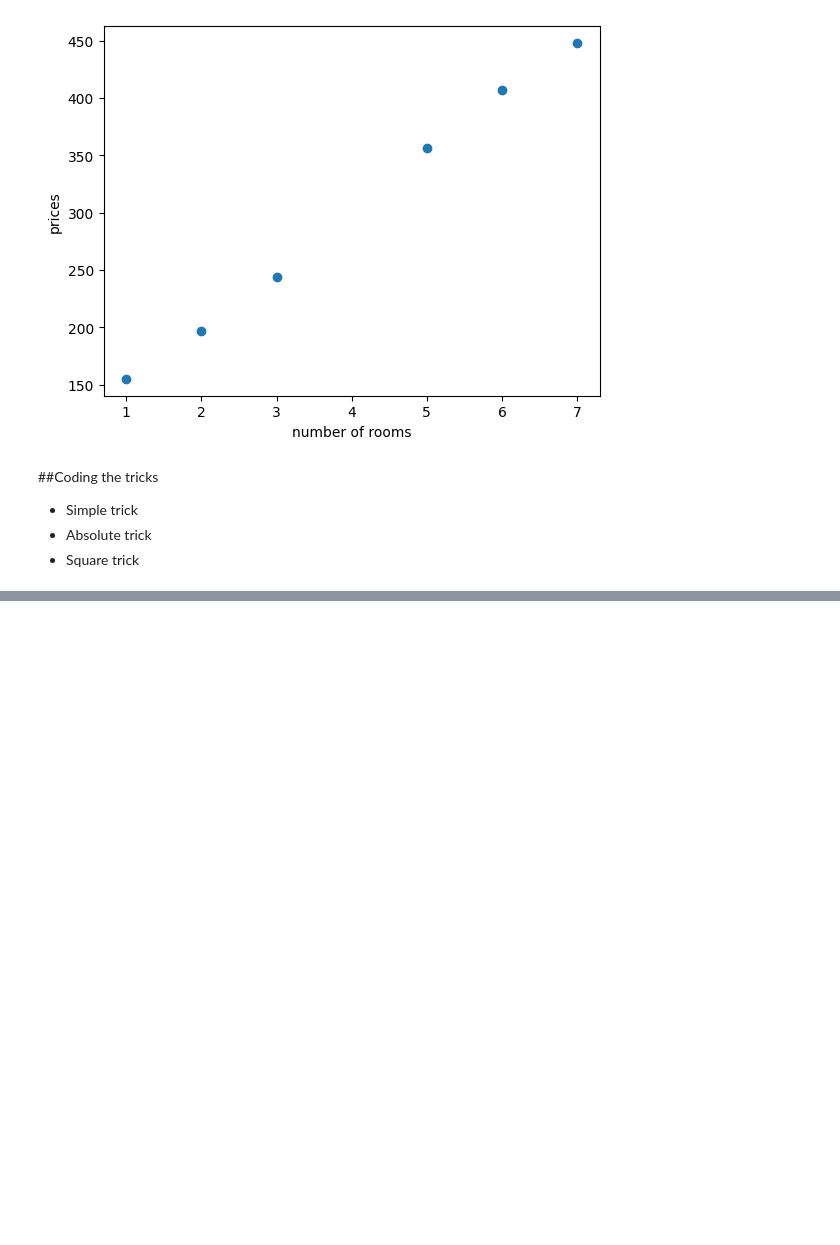
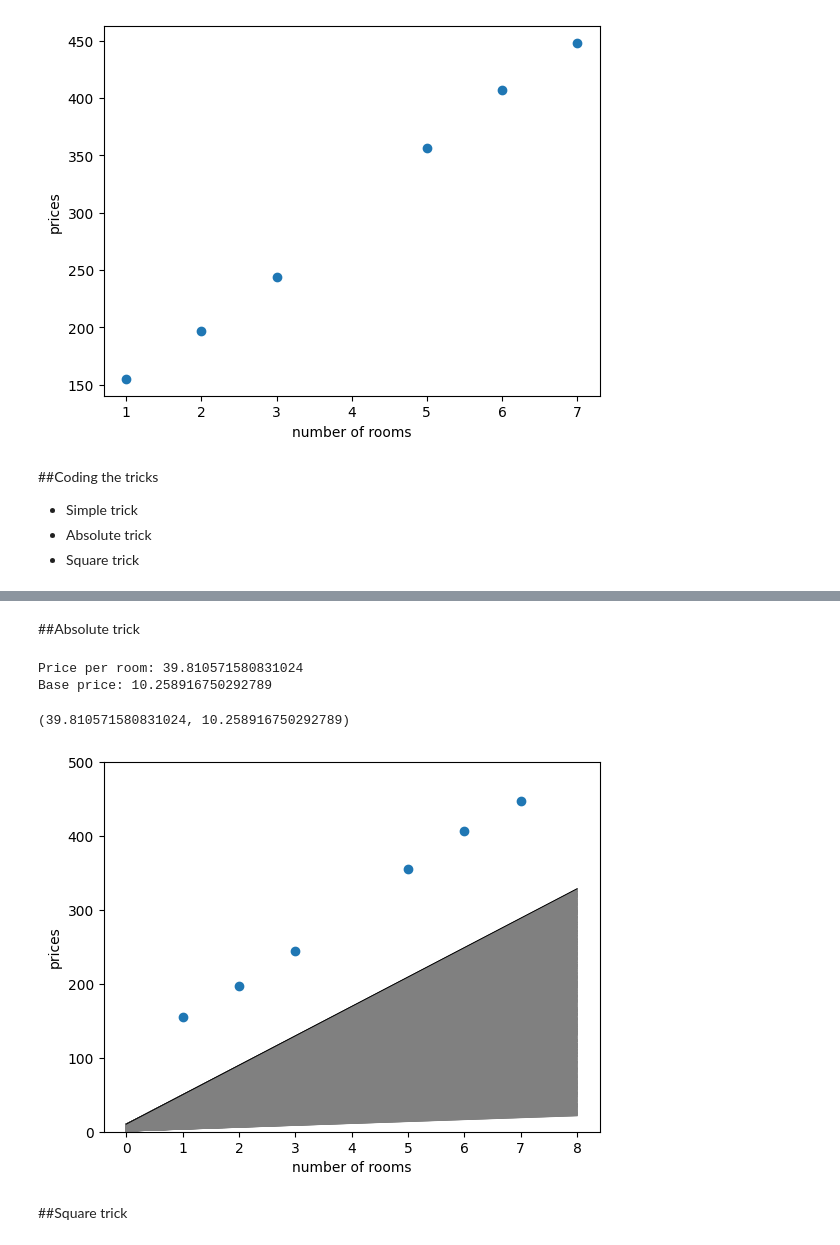
Before and after one commit to iPakTulane/GrokkingML, a Jupyter notebook: C3_Linear_Regression.ipynb, the cells around one changed output, grey strips where cells are left out. Drawn from its saved outputs; the diff is of its cells as text; code cells hidden in the pictures; blank space fills up the shorter version.

```diff
--- a/C3_Linear_Regression.ipynb
+++ b/C3_Linear_Regression.ipynb
@@ -73,3 +99,5 @@ def simple_trick(base_price, price_per_room, num_rooms, price):
+# %% [markdown]
+##Absolute trick
 # %%
 def absolute_trick(base_price, price_per_room, num_rooms, price, learning_rate):
     predicted_price = base_price + price_per_room*num_rooms
@@ -80,6 +108,44 @@ def absolute_trick(base_price, price_per_room, num_rooms, price, learning_rate):
         price_per_room -= learning_rate*num_rooms
         base_price -= learning_rate
     return price_per_room, base_price
+# %%
+def linear_regression(features, labels, learning_rate=0.01, epochs = 1000):
+    price_per_room = random.random()
+    base_price = random.random()
+    for epoch in range(epochs):
+        # Uncomment any of the following lines to plot different epochs
+        # if epoch == 1:
+        # if epoch <= 10:
+        # if epoch <= 50:
+        if epoch > 50:
+        # if True:
+            draw_line(price_per_room, base_price, starting=0, ending=8)
+        i = random.randint(0, len(features)-1)
+        num_rooms = features[i]
+        price = labels[i]
+        # Uncomment any of the 2 following lines to use a different trick
+        price_per_room, base_price = absolute_trick(base_price,
+                                                  price_per_room,
+                                                  num_rooms,
+                                                  price,
+                                                  learning_rate=learning_rate)
+    draw_line(price_per_room, base_price, 'black', starting=0, ending=8)
+    plot_points(features, labels)
+    print('Price per room:', price_per_room)
+    print('Base price:', base_price)
+    return price_per_room, base_price
+
+# This line is for the x-axis to appear in the figure
+plt.ylim(0,500)
+
+linear_regression(features, labels, learning_rate = 0.01, epochs = 1000)
+# %% [output]
+Price per room: 39.810571580831024
+Base price: 10.258916750292789
+(39.810571580831024, 10.258916750292789)
+[figure, added]
+# %% [markdown]
+##Square trick
 # %%
 def square_trick(base_price, price_per_room, num_rooms, price, learning_rate):
     predicted_price = base_price + price_per_room*num_rooms
```
Also changed, not shown: parts of 5 cells of this notebook.
